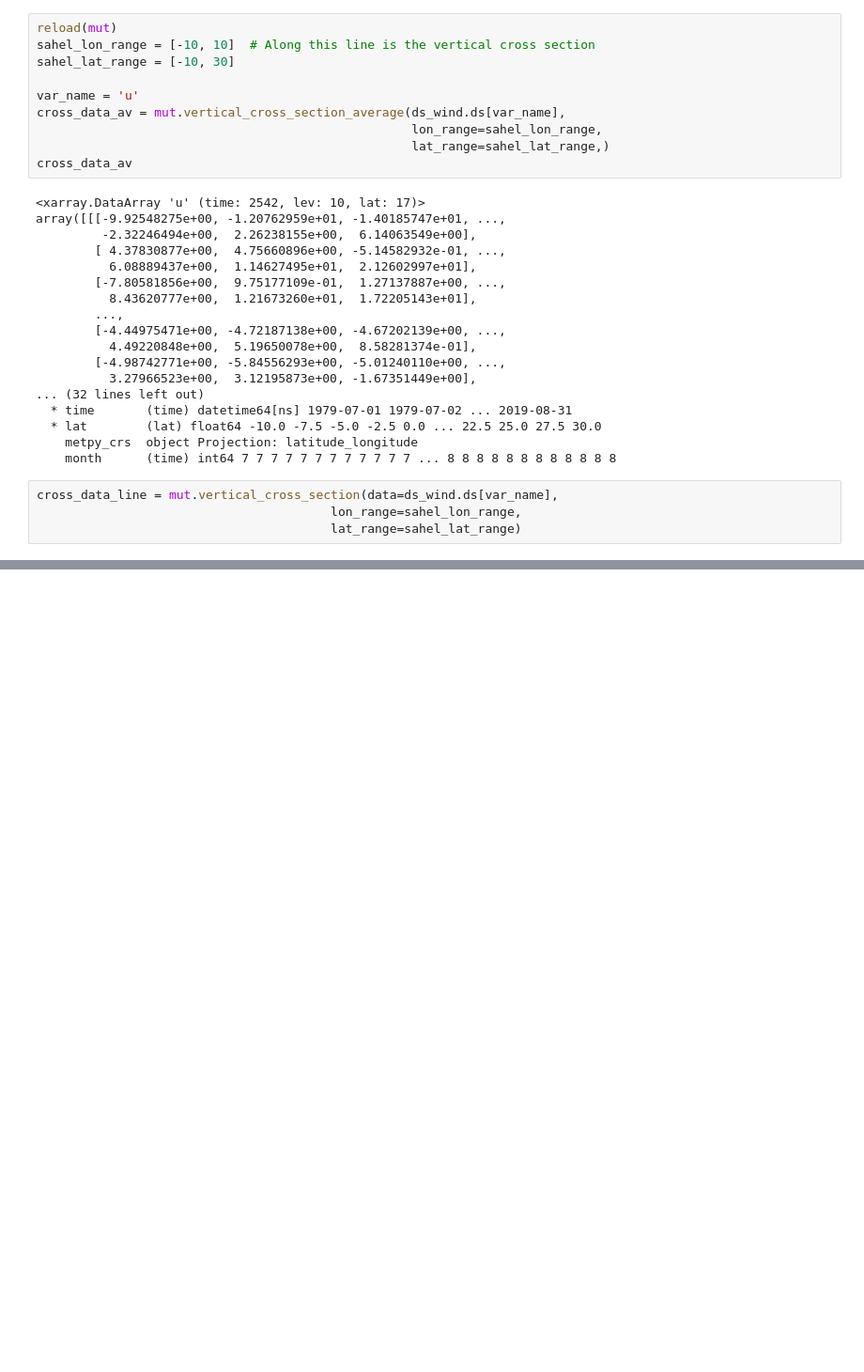
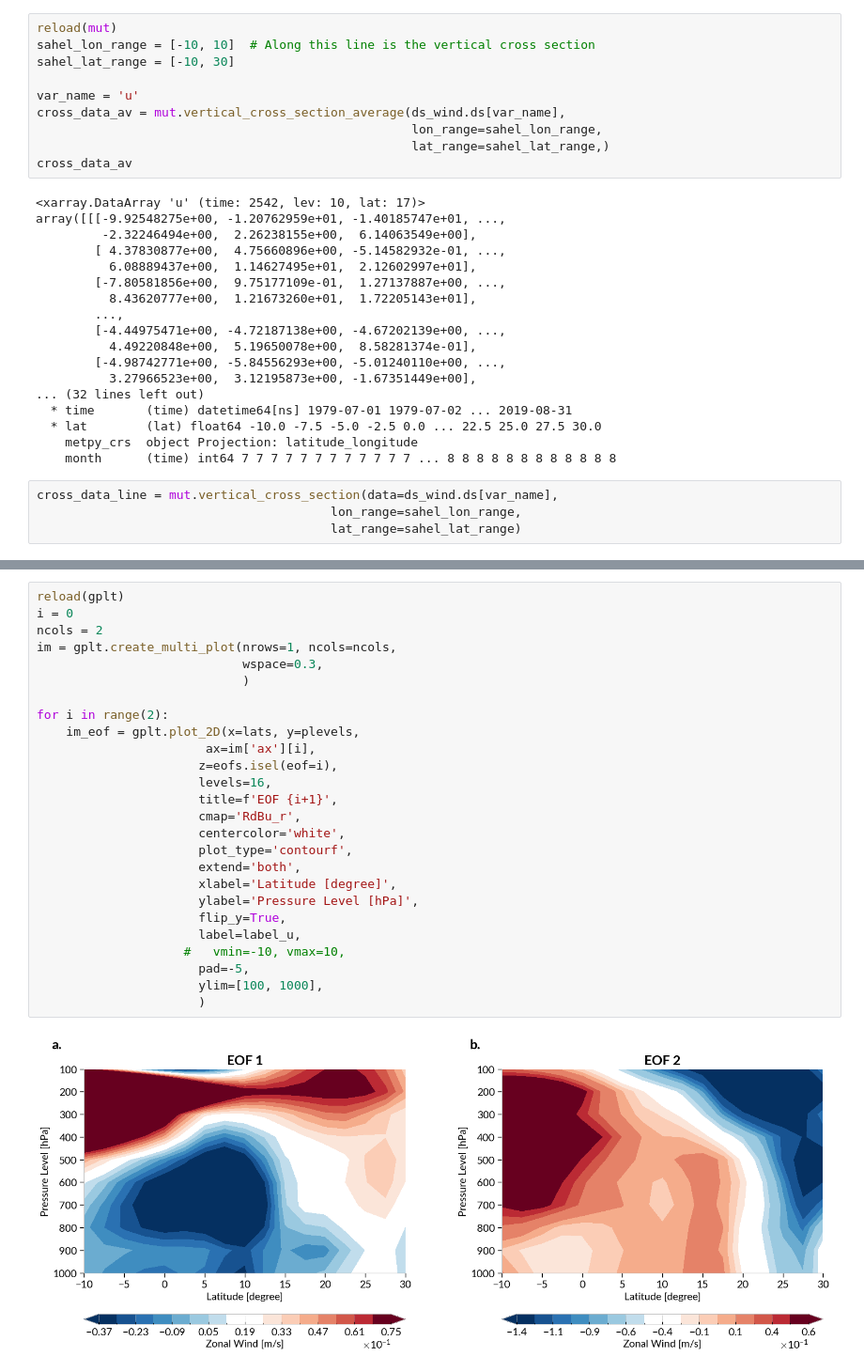
Before and after one commit to fstrnad/geoutils, a Jupyter notebook: tutorials/african_jets.ipynb, the cells around one changed output, grey strips where cells are left out. Shown at 94% size. Saved outputs shown, nothing was run; the diff lists cells and outputs as text; blank space fills up the shorter version.

```diff
--- a/tutorials/african_jets.ipynb
+++ b/tutorials/african_jets.ipynb
@@ -172,0 +192,28 @@ _= gplt.plt_text(ax=h_im_u['ax'],
+# %%
+reload(gplt)
+i = 0
+ncols = 2
+im = gplt.create_multi_plot(nrows=1, ncols=ncols,
+                            wspace=0.3,
+                            )
+
+for i in range(2):
+    im_eof = gplt.plot_2D(x=lats, y=plevels,
+                       ax=im['ax'][i],
+                      z=eofs.isel(eof=i),
+                      levels=16,
+                      title=f'EOF {i+1}',
+                      cmap='RdBu_r',
+                      centercolor='white',
+                      plot_type='contourf',
+                      extend='both',
+                      xlabel='Latitude [degree]',
+                      ylabel='Pressure Level [hPa]',
+                      flip_y=True,
+                      label=label_u,
+                    #   vmin=-10, vmax=10,
+                      pad=-5,
+                      ylim=[100, 1000],
+                      )
+# %% [output]
+[figure, added]
```
Also changed, not shown: parts of 4 cells of this notebook, 3 other files.
